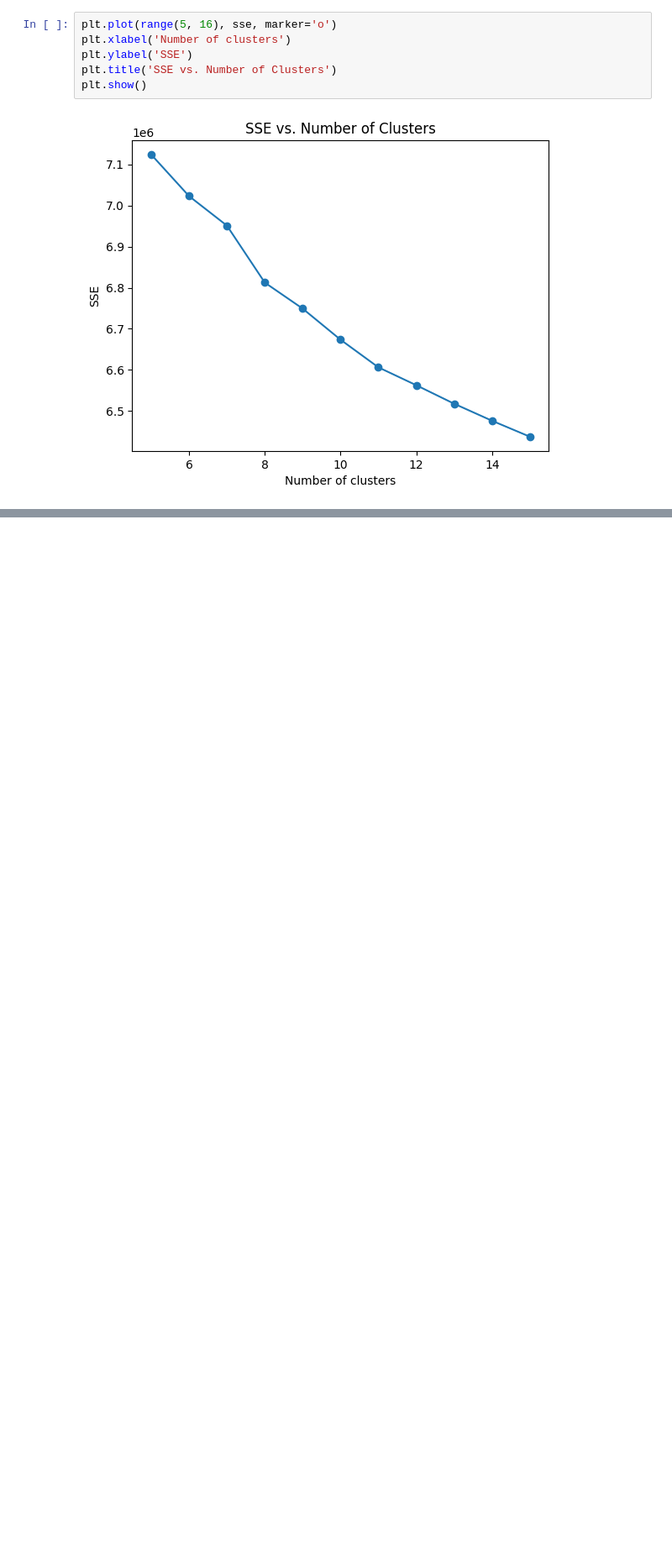
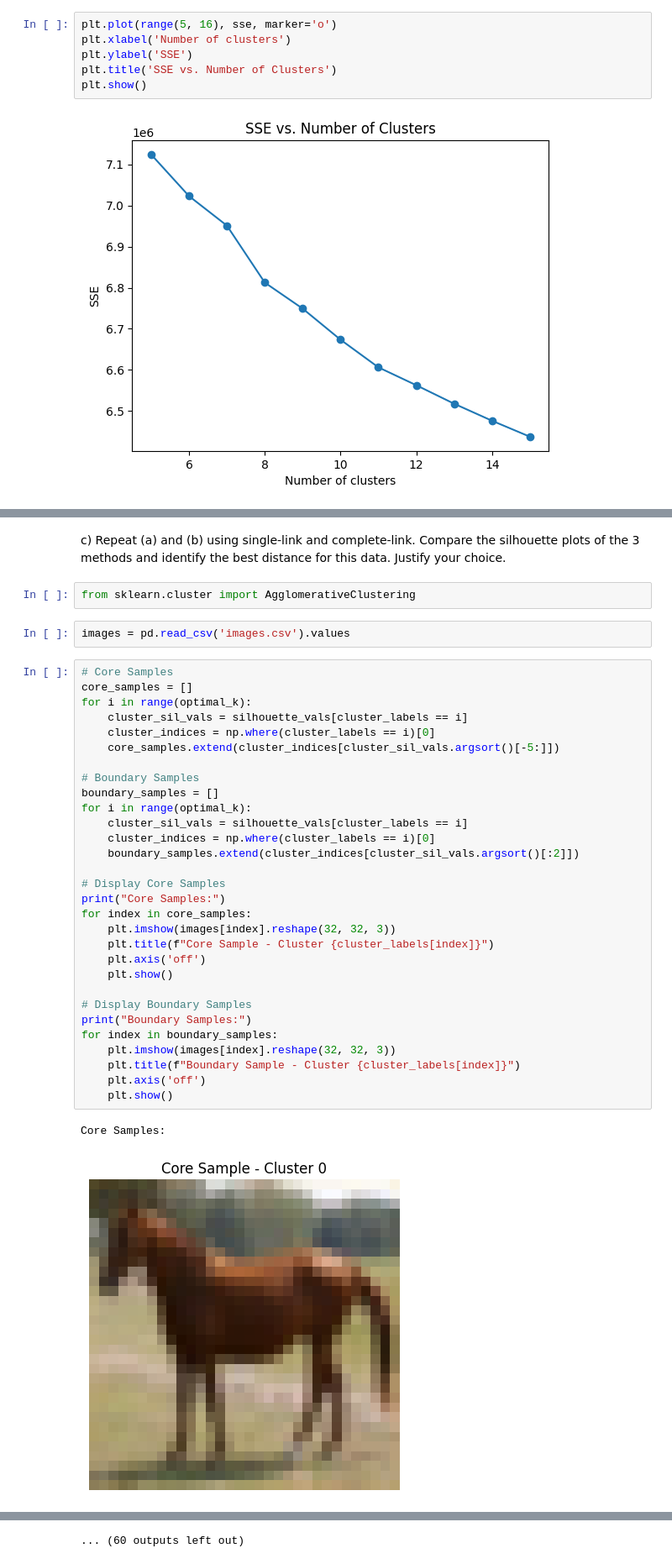
Before and after one commit to mencinas93/Unsupervised-Learning-Machine-Learning, a Jupyter notebook: Project_5_code_Encinas_Michael.ipynb, the cells around one changed output, grey strips where cells are left out. Shown at 84% size. Cells and saved outputs as stored; diff of their text form; blank space fills up the shorter version.

```diff
--- a/Project_5_code_Encinas_Michael.ipynb
+++ b/Project_5_code_Encinas_Michael.ipynb
@@ -109,0 +175,39 @@ plt.show()
+# %% [markdown]
+ c) Repeat (a) and (b) using single-link and complete-link. Compare the silhouette plots of the 3 methods and identify the best distance for this data. Justify your choice.
+# %%
+from sklearn.cluster import AgglomerativeClustering
+# %%
+images = pd.read_csv('images.csv').values
+# %%
+# Core Samples
+core_samples = []
+for i in range(optimal_k):
+    cluster_sil_vals = silhouette_vals[cluster_labels == i]
+    cluster_indices = np.where(cluster_labels == i)[0]
+    core_samples.extend(cluster_indices[cluster_sil_vals.argsort()[-5:]])
+
+# Boundary Samples
+boundary_samples = []
+for i in range(optimal_k):
+    cluster_sil_vals = silhouette_vals[cluster_labels == i]
+    cluster_indices = np.where(cluster_labels == i)[0]
+    boundary_samples.extend(cluster_indices[cluster_sil_vals.argsort()[:2]])
+
+# Display Core Samples
+print("Core Samples:")
+for index in core_samples:
+    plt.imshow(images[index].reshape(32, 32, 3))
+    plt.title(f"Core Sample - Cluster {cluster_labels[index]}")
+    plt.axis('off')
+    plt.show()
+
+# Display Boundary Samples
+print("Boundary Samples:")
+for index in boundary_samples:
+    plt.imshow(images[index].reshape(32, 32, 3))
+    plt.title(f"Boundary Sample - Cluster {cluster_labels[index]}")
+    plt.axis('off')
+    plt.show()
+# %% [output]
+Core Samples:
+[figure, added]
@@ -109,0 +224 @@ plt.show()
+... (60 outputs left out)
```
Also changed, not shown: parts of 10 cells of this notebook, 1 other file.
